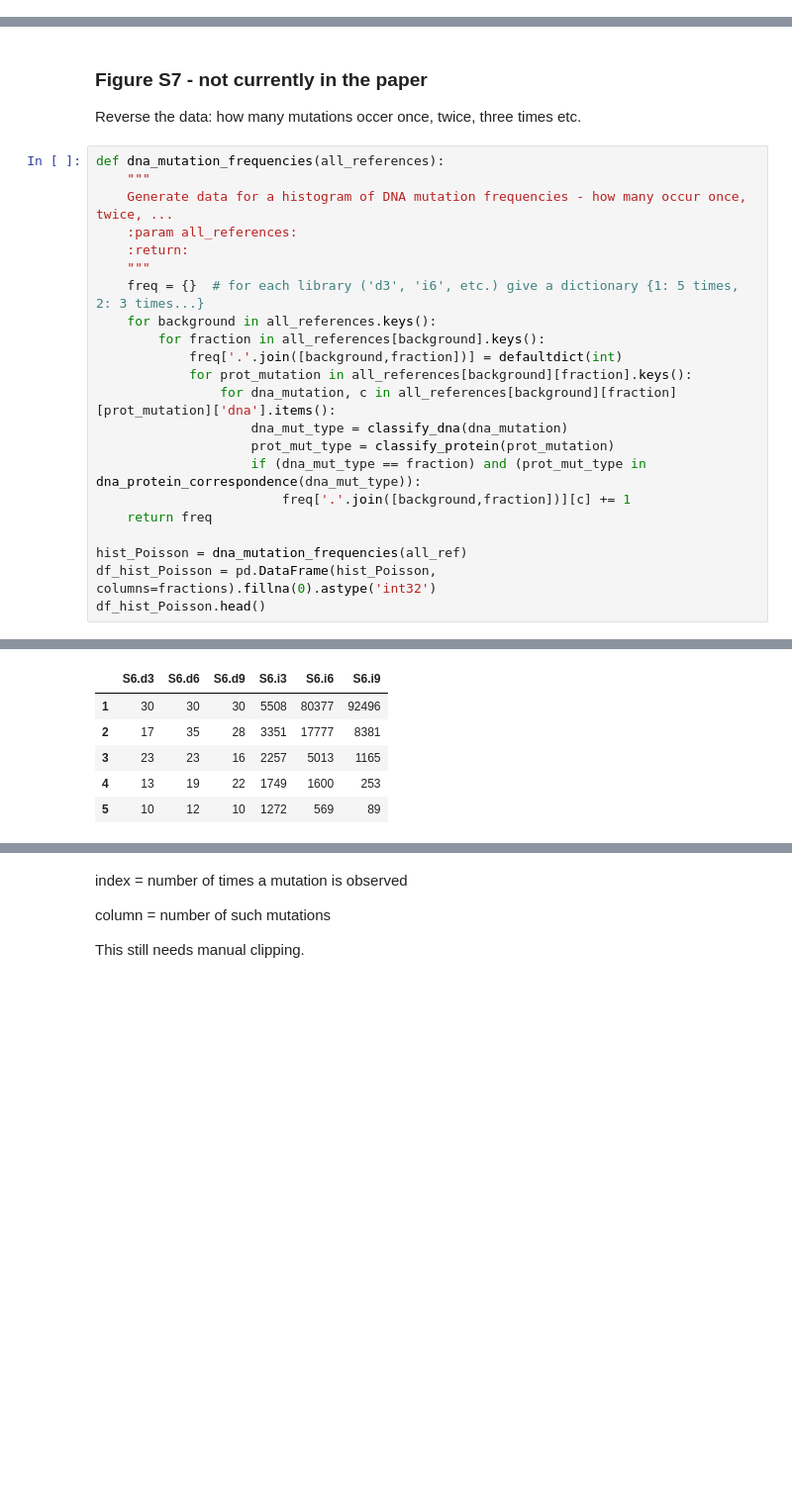
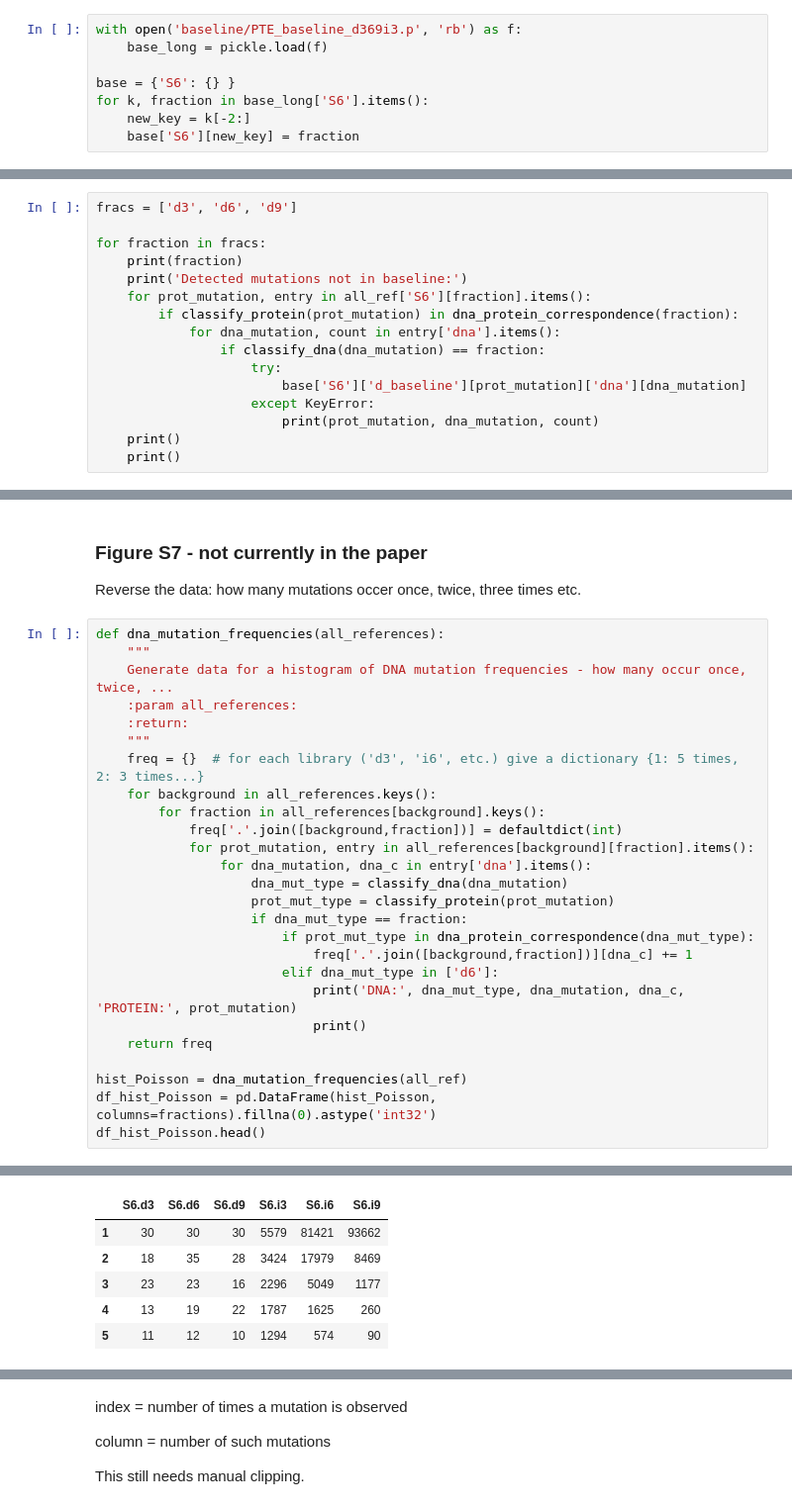
Before and after one commit to fhlab/TRIAD, a Jupyter notebook: TRIAD_composition_figures.ipynb, the cells around one changed output, grey strips where cells are left out. Shown at 99% size. Drawn from its saved outputs; the diff is of its cells as text; blank space fills up the shorter version.

```diff
--- a/TRIAD_composition_figures.ipynb
+++ b/TRIAD_composition_figures.ipynb
@@ -205,0 +302,8 @@ def get_protein_composition(all_references, cutoff=10):
+# %%
+with open('baseline/PTE_baseline_d369i3.p', 'rb') as f:
+    base_long = pickle.load(f)
+
+base = {'S6': {} }
+for k, fraction in base_long['S6'].items():
+    new_key = k[-2:]
+    base['S6'][new_key] = fraction
@@ -262,0 +437,16 @@ df_protein_count
+# %%
+fracs = ['d3', 'd6', 'd9']
+
+for fraction in fracs:
+    print(fraction)
+    print('Detected mutations not in baseline:')
+    for prot_mutation, entry in all_ref['S6'][fraction].items():
+        if classify_protein(prot_mutation) in dna_protein_correspondence(fraction):
+            for dna_mutation, count in entry['dna'].items():
+                if classify_dna(dna_mutation) == fraction:
+                    try:
+                        base['S6']['d_baseline'][prot_mutation]['dna'][dna_mutation]
+                    except KeyError:
+                        print(prot_mutation, dna_mutation, count)
+    print()
+    print()
@@ -344,12 +557,16 @@ def dna_mutation_frequencies(all_references):
     for background in all_references.keys():
         for fraction in all_references[background].keys():
             freq['.'.join([background,fraction])] = defaultdict(int)
-            for prot_mutation in all_references[background][fraction].keys():
-                for dna_mutation, c in all_references[background][fraction][prot_mutation]['dna'].items():
+            for prot_mutation, entry in all_references[background][fraction].items():
+                for dna_mutation, dna_c in entry['dna'].items():
                     dna_mut_type = classify_dna(dna_mutation)
                     prot_mut_type = classify_protein(prot_mutation)
-                    if (dna_mut_type == fraction) and (prot_mut_type in dna_protein_correspondence(dna_mut_type)):
-                        freq['.'.join([background,fraction])][c] += 1
+                    if dna_mut_type == fraction:
+                        if prot_mut_type in dna_protein_correspondence(dna_mut_type):
+                            freq['.'.join([background,fraction])][dna_c] += 1
+                        elif dna_mut_type in ['d6']:
+                            print('DNA:', dna_mut_type, dna_mutation, dna_c, 'PROTEIN:', prot_mutation)
+                            print()
     return freq
 
 hist_Poisson = dna_mutation_frequencies(all_ref)
@@ -359,9 +583,9 @@ df_hist_Poisson.head()
 |  | S6.d3 | S6.d6 | S6.d9 | S6.i3 | S6.i6 | S6.i9 |
-| 1 | 30 | 30 | 30 | 5508 | 80377 | 92496 |
-| 2 | 17 | 35 | 28 | 3351 | 17777 | 8381 |
-| 3 | 23 | 23 | 16 | 2257 | 5013 | 1165 |
-| 4 | 13 | 19 | 22 | 1749 | 1600 | 253 |
-| 5 | 10 | 12 | 10 | 1272 | 569 | 89 |
+| 1 | 30 | 30 | 30 | 5579 | 81421 | 93662 |
+| 2 | 18 | 35 | 28 | 3424 | 17979 | 8469 |
+| 3 | 23 | 23 | 16 | 2296 | 5049 | 1177 |
+| 4 | 13 | 19 | 22 | 1787 | 1625 | 260 |
+| 5 | 11 | 12 | 10 | 1294 | 574 | 90 |
 # %%
 df_hist_Poisson.sum()
 # %% [output]
```
Also changed, not shown: parts of 22 cells of this notebook, 6 other files.
